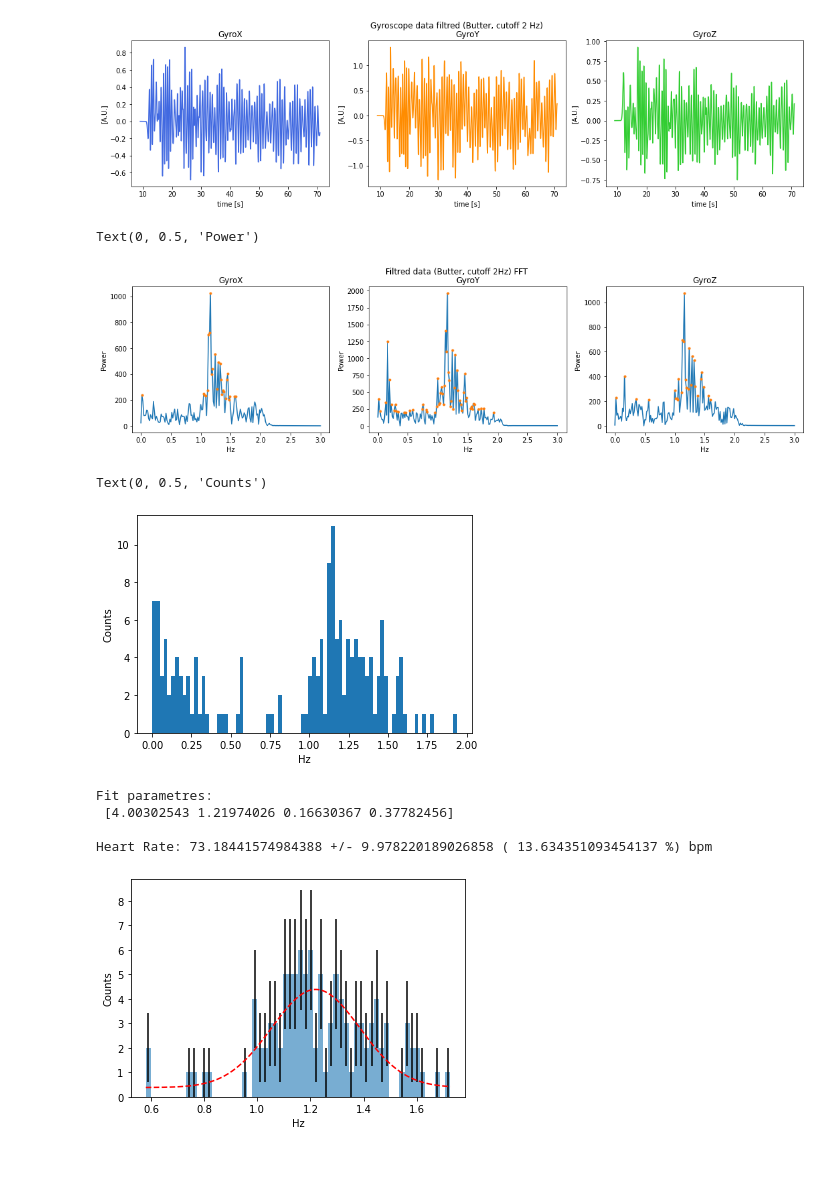
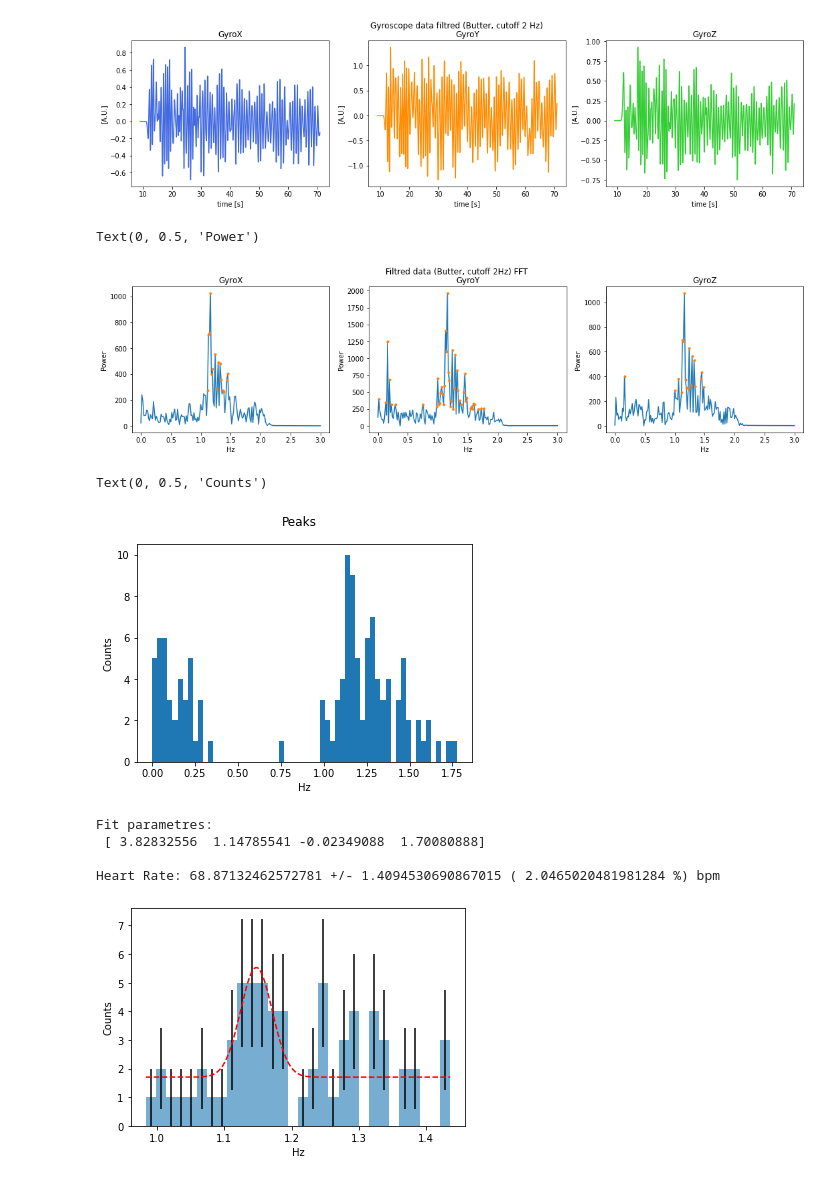
Before and after one commit to zanocrate/LCP_projects_Y4, a Jupyter notebook: Raffo_draft.ipynb, the cells around one changed output. Drawn from its saved outputs; the diff is of its cells as text; code cells hidden in the pictures.

Commit message:
freq cardiaca con butter filter (errore al 2%)

```diff
--- a/Raffo_draft.ipynb
+++ b/Raffo_draft.ipynb
@@ -318,6 +273,8 @@ Text(0, 0.5, '[A.U.]')
 [figure]
 # %%
 #fft filtred acc  data (butter)
+
+h_p=250   #trashold peaks
 
 #-----------------------------------------------
 fft_accX_fil=fft.fft(filtered_accX)
@@ -331,7 +288,7 @@ power_accX_fil1=power_accX_fil[mask_fil]
 
 mask_fil1=np.where(accX_freq_fil1<=3)
 
-peaks_accX= accX_freq_fil1[np.where(power_accX_fil1>200)]
+peaks_accX= accX_freq_fil1[np.where(power_accX_fil1>h_p)]
 #-----------------------------------------------
 fft_accY_fil=fft.fft(filtered_accY)
 accY_freq_fil = fft.fftfreq(filtered_accY.size, d=time_step)
@@ -344,7 +301,7 @@ power_accY_fil1=power_accY_fil[mask_fil]
 
 mask_fil1=np.where(accY_freq_fil1<=3)
 
-peaks_accY= accY_freq_fil1[np.where(power_accY_fil1>200)]
+peaks_accY= accY_freq_fil1[np.where(power_accY_fil1>h_p)]
 #-----------------------------------------------
 fft_accZ_fil=fft.fft(filtered_accZ)
 accZ_freq_fil = fft.fftfreq(filtered_accZ.size, d=time_step)
@@ -357,7 +314,7 @@ power_accZ_fil1=power_accZ_fil[mask_fil]
 
 mask_fil1=np.where(accZ_freq_fil1<=3)
 
-peaks_accZ= accZ_freq_fil1[np.where(power_accZ_fil1>200)]
+peaks_accZ= accZ_freq_fil1[np.where(power_accZ_fil1>h_p)]
 #-----------------------------------------------
 
 #plots
@@ -365,19 +322,19 @@ fig, ax = plt.subplots(nrows=1, ncols=3, figsize=(18,4))
 fig.suptitle('Filtred data (Butter, cutoff 2Hz) FFT')
 
 ax[0].plot(accX_freq_fil1[mask_fil1],power_accX_fil1[mask_fil1])
-ax[0].plot(peaks_accX,power_accX_fil1[np.where(power_accX_fil1>200)], '.')
+ax[0].plot(peaks_accX,power_accX_fil1[np.where(power_accX_fil1>h_p)], '.')
 ax[0].set_title('AccX')
 ax[0].set_xlabel('Hz')
 ax[0].set_ylabel('Power')
 
 ax[1].plot(accY_freq_fil1[mask_fil1],power_accY_fil1[mask_fil1])
-ax[1].plot(peaks_accY,power_accY_fil1[np.where(power_accY_fil1>200)], '.')
+ax[1].plot(peaks_accY,power_accY_fil1[np.where(power_accY_fil1>h_p)], '.')
 ax[1].set_title('AccY')
 ax[1].set_xlabel('Hz')
 ax[1].set_ylabel('Power')
 
 ax[2].plot(accZ_freq_fil1[mask_fil1],power_accZ_fil1[mask_fil1])
-ax[2].plot(peaks_accZ,power_accZ_fil1[np.where(power_accZ_fil1>200)], '.')
+ax[2].plot(peaks_accZ,power_accZ_fil1[np.where(power_accZ_fil1>h_p)], '.')
 ax[2].set_title('AccZ')
 ax[2].set_xlabel('Hz')
 ax[2].set_ylabel('Power')
@@ -449,7 +406,7 @@ gyrX_freq_fil1=gyrX_freq_fil[mask_fil]
 power_gyrX_fil1=power_gyrX_fil[mask_fil]
 
 mask_fil1=np.where(gyrX_freq_fil1<=3)
-peaks_gyrX= gyrX_freq_fil1[np.where(power_gyrX_fil1>200)]
+peaks_gyrX= gyrX_freq_fil1[np.where(power_gyrX_fil1>h_p)]
 #-----------------------------------------------
 fft_gyrY_fil=fft.fft(filtered_gyrY)
 gyrY_freq_fil = fft.fftfreq(filtered_gyrY.size, d=time_step)
@@ -461,7 +418,7 @@ gyrY_freq_fil1=gyrY_freq_fil[mask_fil]
 power_gyrY_fil1=power_gyrY_fil[mask_fil]
 
 mask_fil1=np.where(gyrY_freq_fil1<=3)
-peaks_gyrY= gyrY_freq_fil1[np.where(power_gyrY_fil1>200)]
+peaks_gyrY= gyrY_freq_fil1[np.where(power_gyrY_fil1>h_p)]
 #-----------------------------------------------
 fft_gyrZ_fil=fft.fft(filtered_gyrZ)
 gyrZ_freq_fil = fft.fftfreq(filtered_gyrZ.size, d=time_step)
@@ -473,7 +430,7 @@ gyrZ_freq_fil1=gyrZ_freq_fil[mask_fil]
 power_gyrZ_fil1=power_gyrZ_fil[mask_fil]
 
 mask_fil1=np.where(gyrZ_freq_fil1<=3)
-peaks_gyrZ= gyrZ_freq_fil1[np.where(power_gyrZ_fil1>200)]
+peaks_gyrZ= gyrZ_freq_fil1[np.where(power_gyrZ_fil1>h_p)]
 #-----------------------------------------------
 
 
@@ -482,45 +439,48 @@ fig, ax = plt.subplots(nrows=1, ncols=3, figsize=(18,4))
 fig.suptitle('Filtred data (Butter, cutoff 2Hz) FFT')
 
 ax[0].plot(gyrX_freq_fil1[mask_fil1],power_gyrX_fil1[mask_fil1])
-ax[0].plot(peaks_gyrX,power_gyrX_fil1[np.where(power_gyrX_fil1>200)], '.')
+ax[0].plot(peaks_gyrX,power_gyrX_fil1[np.where(power_gyrX_fil1>h_p)], '.')
 ax[0].set_title('GyroX')
 ax[0].set_xlabel('Hz')
 ax[0].set_ylabel('Power')
 
 ax[1].plot(gyrY_freq_fil1[mask_fil1],power_gyrY_fil1[mask_fil1])
-ax[1].plot(peaks_gyrY,power_gyrY_fil1[np.where(power_gyrY_fil1>200)], '.')
+ax[1].plot(peaks_gyrY,power_gyrY_fil1[np.where(power_gyrY_fil1>h_p)], '.')
 ax[1].set_title('GyroY')
 ax[1].set_xlabel('Hz')
 ax[1].set_ylabel('Power')
 
 ax[2].plot(gyrZ_freq_fil1[mask_fil1],power_gyrZ_fil1[mask_fil1])
-ax[2].plot(peaks_gyrZ,power_gyrZ_fil1[np.where(power_gyrZ_fil1>200)], '.')
+ax[2].plot(peaks_gyrZ,power_gyrZ_fil1[np.where(power_gyrZ_fil1>h_p)], '.')
 ax[2].set_title('GyroZ')
 ax[2].set_xlabel('Hz')
 ax[2].set_ylabel('Power')
 # %% [output]
 Text(0, 0.5, 'Power')
-[figure, old version]
+[figure, new version]
 # %%
 #let's try to obtain the cardiac freq
 
 peaks=np.concatenate((peaks_accX,peaks_accY,peaks_accZ,peaks_gyrX,peaks_gyrY,peaks_gyrZ),axis=None)
 
+n_bins=60
+
 fig,ax = plt.subplots()
-ax.hist(peaks,bins=80)
+fig.suptitle('Peaks')
+x,h,_= plt.hist(peaks,bins=n_bins)
 ax.set_xlabel('Hz')
 ax.set_ylabel('Counts')
 # %% [output]
 Text(0, 0.5, 'Counts')
-[figure, old version]
+[figure, new version]
 # %%
-cardiac=np.where(abs(peaks-1.15152792)<1.15152792/2)
+cardiac=np.where(abs(peaks-1.15152792)<1/np.sqrt(12))
 
 def f(x,a,b,c,d):
     return a*np.exp(-pow(x-b,2)/(2*pow(c,2)))+d
 
 x=peaks[cardiac]
-n_bins=60
+n_bins=30
 
 y,binEdges = np.histogram(x,bins=n_bins)
 bincenters = 0.5*(binEdges[1:]+binEdges[:-1])
@@ -541,7 +501,7 @@ print('Fit parametres:\n', popt, '\n')
 print('Heart Rate:',popt[1]*60, '+/-',abs(popt[2]*60),'(',perc,'%) bpm')
 # %% [output]
 Fit parametres:
- [4.00302543 1.21974026 0.16630367 0.37782456]
+ [ 3.82832556  1.14785541 -0.02349088  1.70080888]
 
-Heart Rate: 73.18441574984388 +/- 9.978220189026858 ( 13.634351093454137 %) bpm
+Heart Rate: 68.87132462572781 +/- 1.4094530690867015 ( 2.0465020481981284 %) bpm
-[figure, old version]
+[figure, new version]
```
Also changed, not shown: parts of 11 cells of this notebook.
